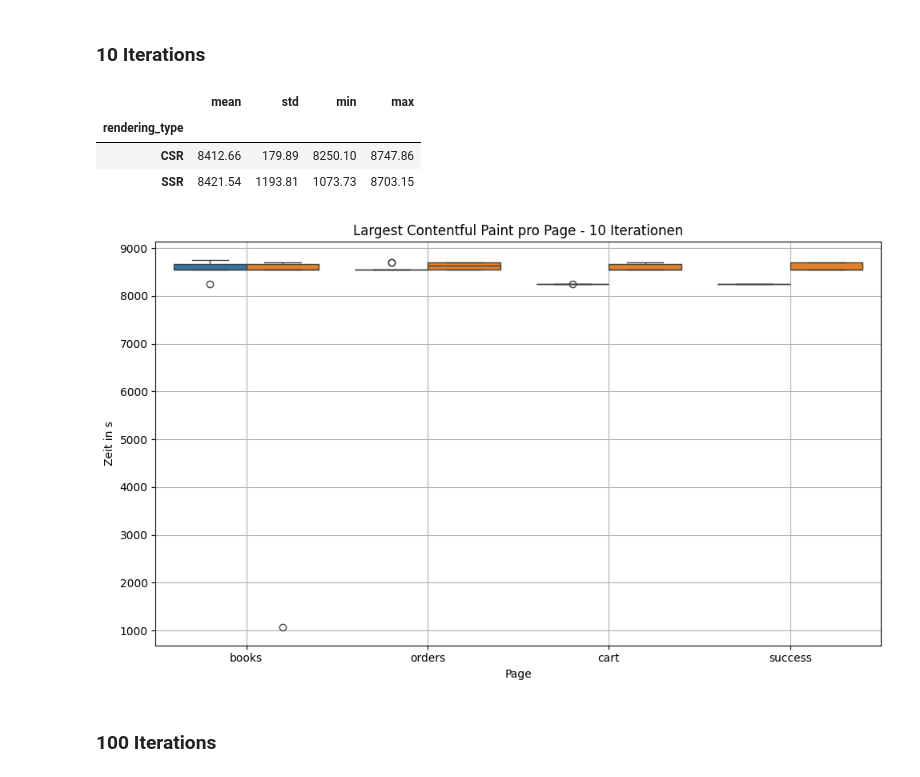
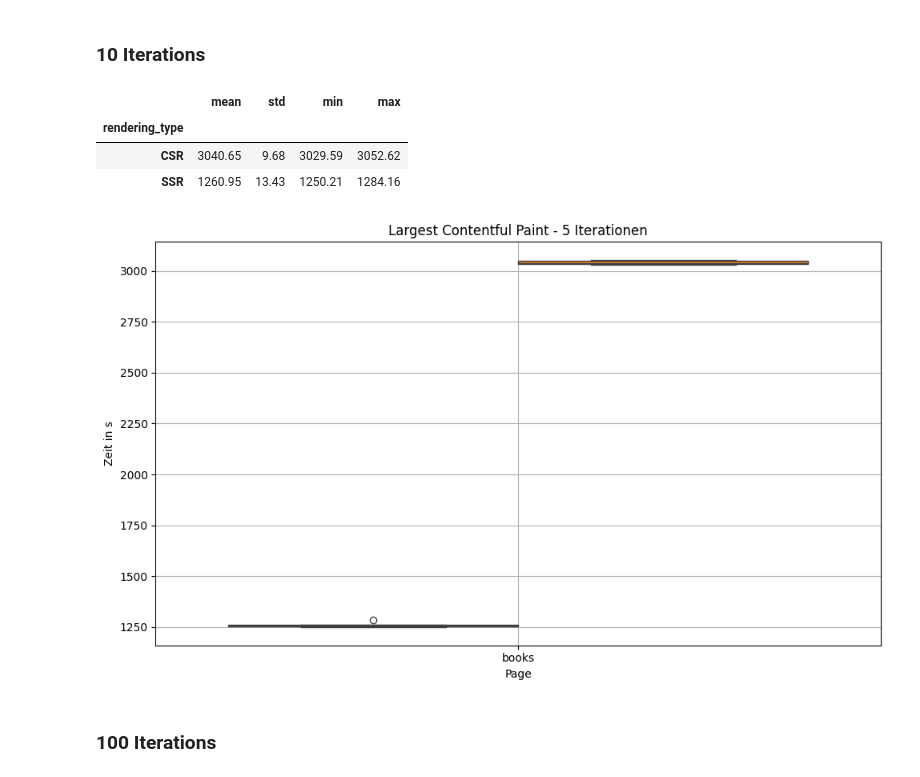
Before and after one commit to Julian-Zankl/Bookstore, a Jupyter notebook: metrics/notebooks/metrics/lcp.ipynb, the cells around one changed output. Saved outputs shown, nothing was run; the diff lists cells and outputs as text; code cells hidden in the pictures.

```diff
--- a/metrics/notebooks/metrics/lcp.ipynb
+++ b/metrics/notebooks/metrics/lcp.ipynb
@@ -53,14 +53,14 @@ def plot_table(iteration_group: int):
 # %% [markdown]
 ### 10 Iterations
 # %%
-plot_table(10)
-plot_boxplot(10)
+plot_table(5)
+plot_boxplot(5)
 # %% [output]
 |  | mean | std | min | max |
 | rendering_type |  |  |  |  |
-| CSR | 8412.66 | 179.89 | 8250.10 | 8747.86 |
-| SSR | 8421.54 | 1193.81 | 1073.73 | 8703.15 |
+| CSR | 3040.65 | 9.68 | 3029.59 | 3052.62 |
+| SSR | 1260.95 | 13.43 | 1250.21 | 1284.16 |
-[figure, old version]
+[figure, new version]
 # %% [markdown]
 ### 100 Iterations
 # %%
```
Also changed, not shown: 7 other files.
